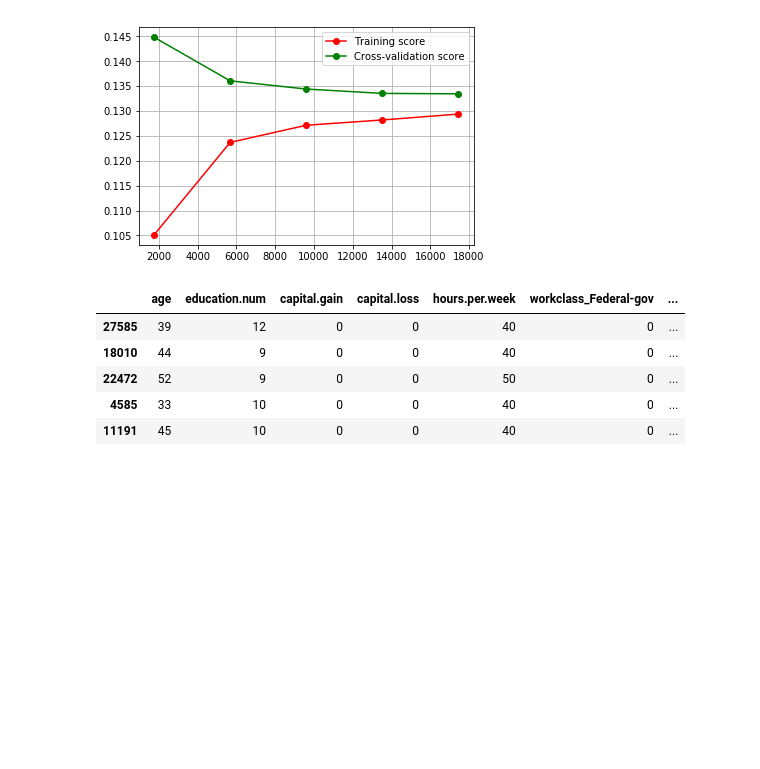
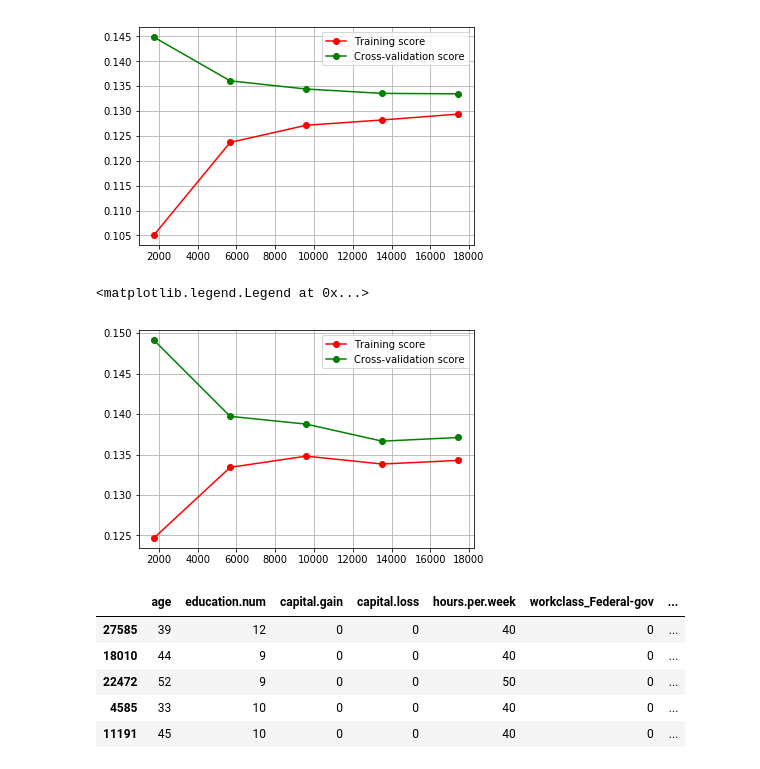
Before and after one commit to neojohny/ml_7641, a Jupyter notebook: homework1/homework1.ipynb, the cells around one changed output. Saved outputs shown, nothing was run; the diff lists cells and outputs as text; code cells hidden in the pictures; blank space fills up the shorter version.

```diff
--- a/homework1/homework1.ipynb
+++ b/homework1/homework1.ipynb
@@ -1156,6 +1226,46 @@ plt.legend(loc="best")
 # %% [output]
 <matplotlib.legend.Legend at 0x...>
 [figure]
+# %%
+from sklearn.model_selection import learning_curve
+
+from sklearn.model_selection import ShuffleSplit
+
+
+cv = ShuffleSplit(n_splits=5, test_size=0.2, random_state=0)
+
+#estimator = KNeighborsClassifier(n_neighbors=10)
+estimator = AdaBoostClassifier(n_estimators=100, random_state=0)
+
+
+train_sizes, train_scores, test_scores= \
+        learning_curve(estimator, X_train, y_train,
+                       cv=cv,
+                       #return_times=True
+                      )
+
+train_scores_mean = np.mean(train_scores, axis=1)
+train_scores_std = np.std(train_scores, axis=1)
+test_scores_mean = np.mean(test_scores, axis=1)
+test_scores_std = np.std(test_scores, axis=1)
+
+
+# Plot learning curve
+plt.grid()
+# plt.fill_between(train_sizes, train_scores_mean - train_scores_std,
+#                      train_scores_mean + train_scores_std, alpha=0.1,
+#                      color="r")
+# plt.fill_between(train_sizes, test_scores_mean - test_scores_std,
+#                      test_scores_mean + test_scores_std, alpha=0.1,
+#                      color="g")
+plt.plot(train_sizes, 1-train_scores_mean, 'o-', color="r",
+             label="Training score")
+plt.plot(train_sizes, 1-test_scores_mean, 'o-', color="g",
+             label="Cross-validation score")
+plt.legend(loc="best")
+# %% [output]
+<matplotlib.legend.Legend at 0x...>
+[figure, added]
 # %%
 X_train.head()
 # %% [output]
```
Also changed, not shown: parts of 33 cells of this notebook.
